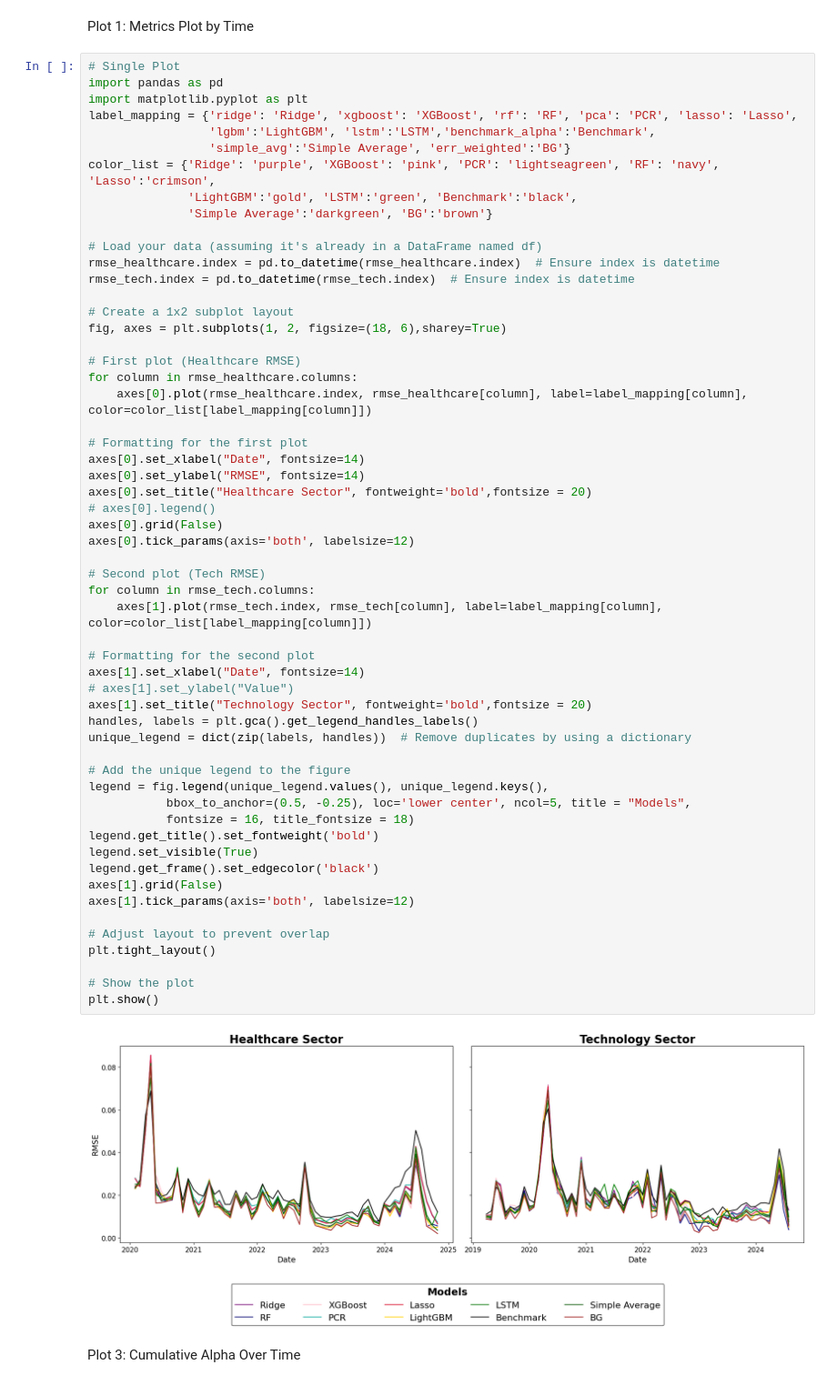
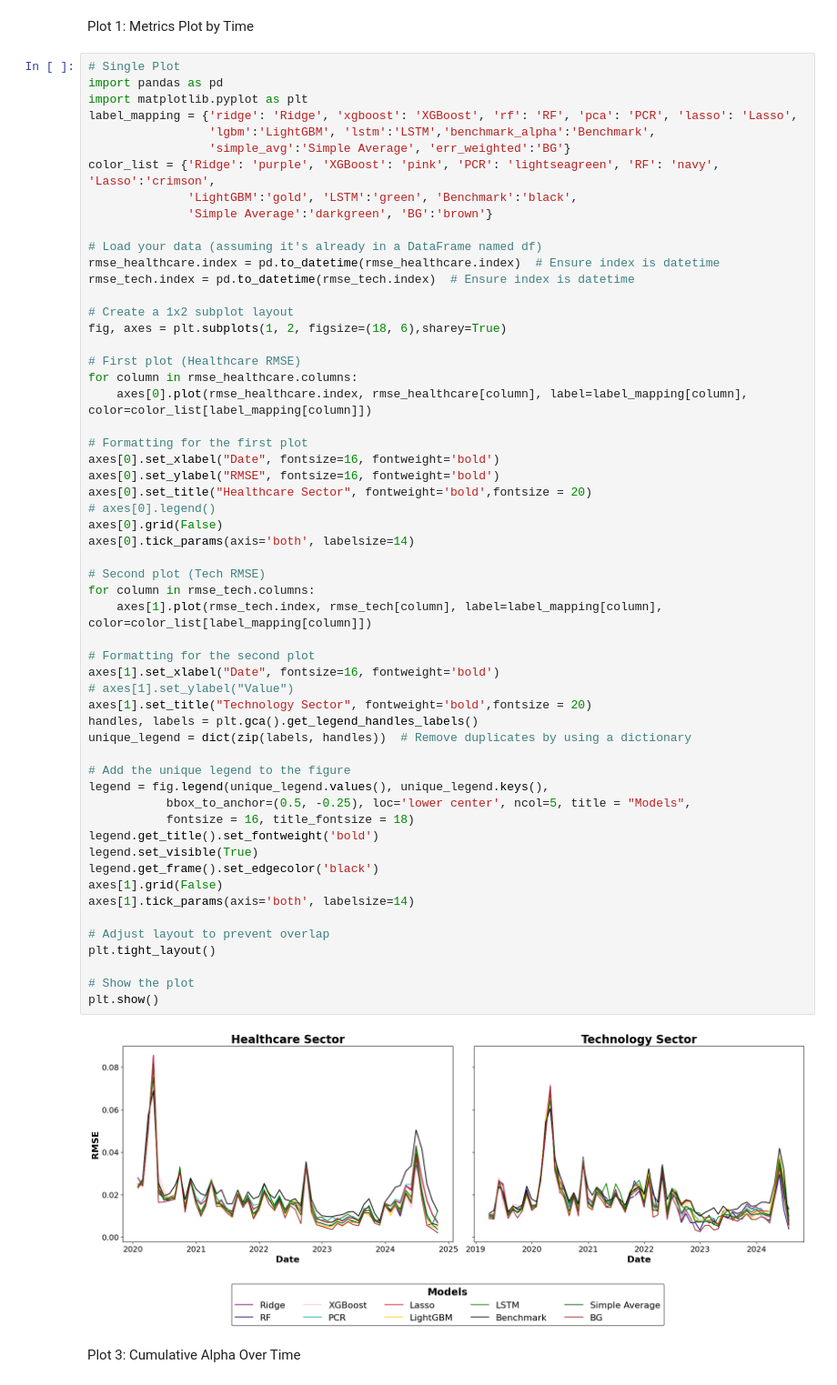
Before and after one commit to willafred/AlphaVision, a Jupyter notebook: alpha_plots.ipynb, the cells around one changed output. Shown at 91% size. Saved outputs shown, nothing was run; the diff lists cells and outputs as text.

```diff
--- a/alpha_plots.ipynb
+++ b/alpha_plots.ipynb
@@ -104,41 +104,41 @@ for column in rmse_healthcare.columns:
     axes[0].plot(rmse_healthcare.index, rmse_healthcare[column], label=label_mapping[column], color=color_list[label_mapping[column]])
 
 # Formatting for the first plot
-axes[0].set_xlabel("Date", fontsize=14)
-axes[0].set_ylabel("RMSE", fontsize=14)
+axes[0].set_xlabel("Date", fontsize=16, fontweight='bold')
+axes[0].set_ylabel("RMSE", fontsize=16, fontweight='bold')
 axes[0].set_title("Healthcare Sector", fontweight='bold',fontsize = 20)
 # axes[0].legend()
 axes[0].grid(False)
-axes[0].tick_params(axis='both', labelsize=12)
+axes[0].tick_params(axis='both', labelsize=14)
 
 # Second plot (Tech RMSE)
 for column in rmse_tech.columns:
     axes[1].plot(rmse_tech.index, rmse_tech[column], label=label_mapping[column], color=color_list[label_mapping[column]])
 
 # Formatting for the second plot
-axes[1].set_xlabel("Date", fontsize=14)
+axes[1].set_xlabel("Date", fontsize=16, fontweight='bold')
 # axes[1].set_ylabel("Value")
 axes[1].set_title("Technology Sector", fontweight='bold',fontsize = 20)
 handles, labels = plt.gca().get_legend_handles_labels()
 unique_legend = dict(zip(labels, handles))  # Remove duplicates by using a dictionary
 
 # Add the unique legend to the figure
 legend = fig.legend(unique_legend.values(), unique_legend.keys(),
            bbox_to_anchor=(0.5, -0.25), loc='lower center', ncol=5, title = "Models",
            fontsize = 16, title_fontsize = 18)
 legend.get_title().set_fontweight('bold')
 legend.set_visible(True)
 legend.get_frame().set_edgecolor('black')
 axes[1].grid(False)
-axes[1].tick_params(axis='both', labelsize=12)
+axes[1].tick_params(axis='both', labelsize=14)
 
 # Adjust layout to prevent overlap
 plt.tight_layout()
 
 # Show the plot
 plt.show()
 # %% [output]
-[figure, old version]
+[figure, new version]
 # %% [markdown]
 Plot 3: Cumulative Alpha Over Time
 # %%
```
